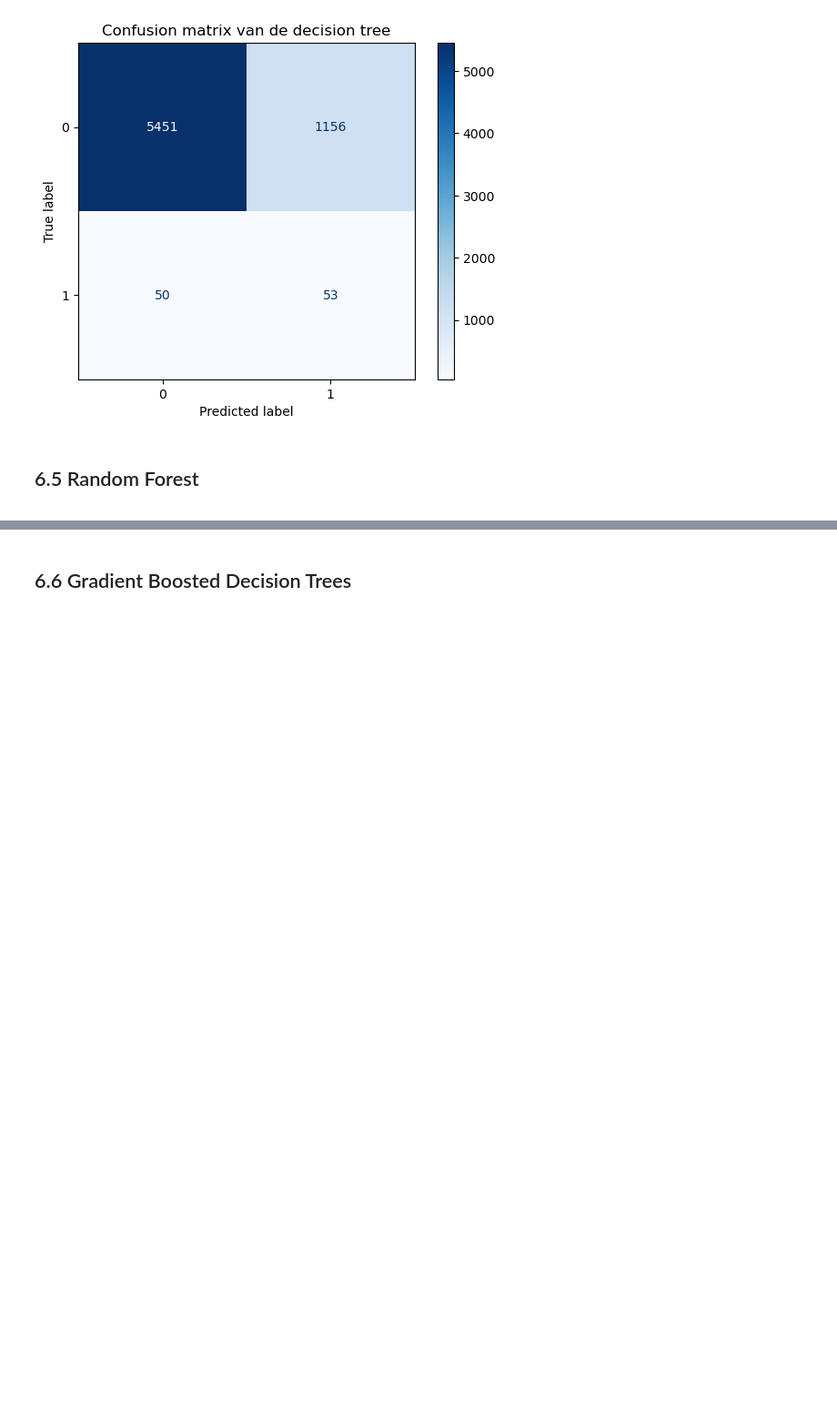
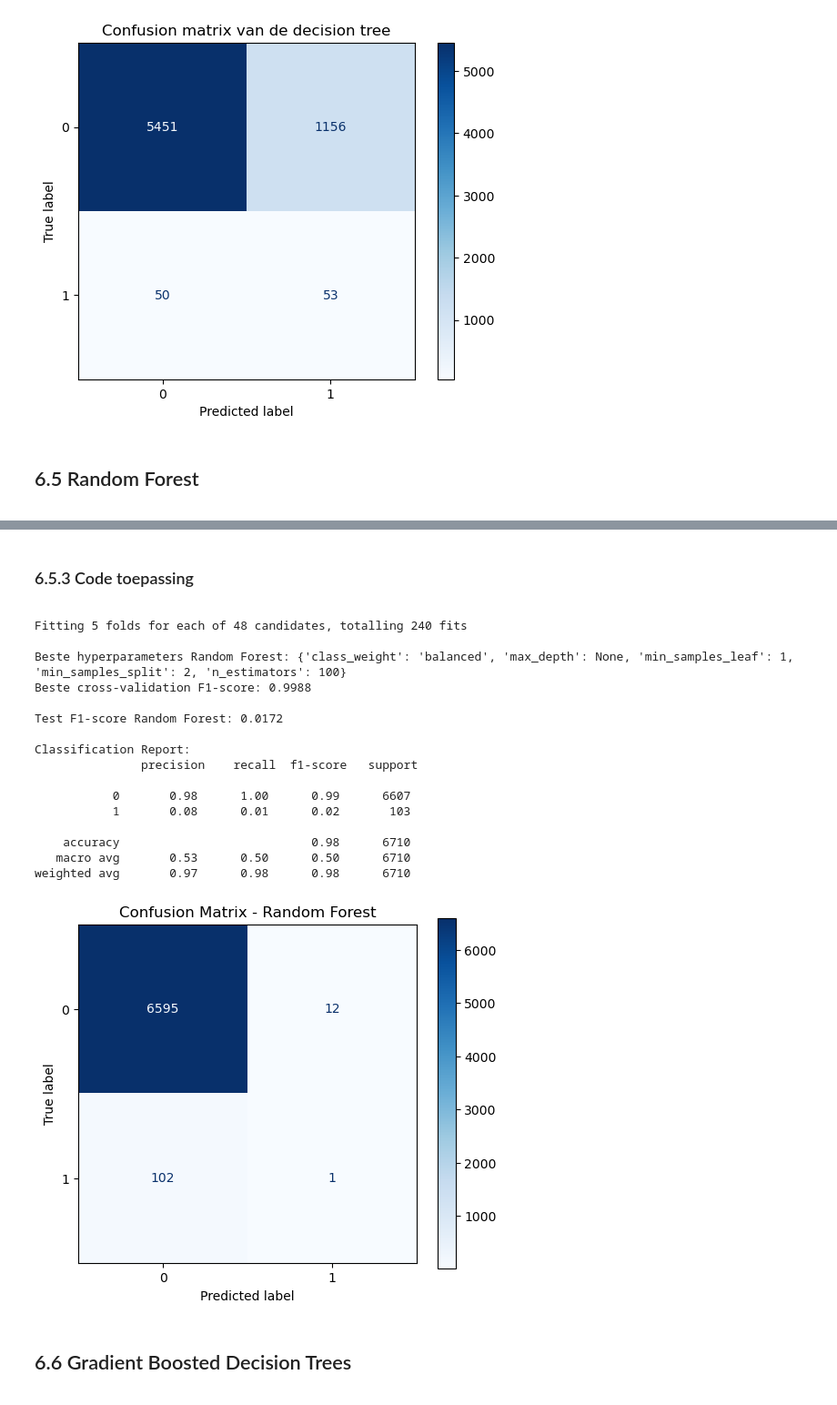
Before and after one commit to RobinDjerahian/Machine-Learning, a Jupyter notebook: Portofolio 1.ipynb, the cells around one changed output, grey strips where cells are left out. Shown at 91% size. Saved outputs shown, nothing was run; the diff lists cells and outputs as text; code cells hidden in the pictures; blank space fills up the shorter version.

```diff
--- a/Portofolio 1.ipynb
+++ b/Portofolio 1.ipynb
@@ -1037,3 +1059,77 @@ weighted avg       0.98      0.82      0.89      6710
+# %% [markdown]
+<div style="font-family: 'Times New Roman', serif; line-height: 1.3;">
+
+### 6.5.3 Code toepassing
+# %%
+import matplotlib.pyplot as plt
+from sklearn.ensemble import RandomForestClassifier
+from sklearn.model_selection import GridSearchCV
+from sklearn.metrics import f1_score, classification_report, confusion_matrix, ConfusionMatrixDisplay
+
+# Basismodel instantiëren
+rf = RandomForestClassifier(random_state=42)
+
+# Parameter grid voor tuning
+param_grid_rf = {
+    'n_estimators': [100, 200],
+    'max_depth': [5, 10, None],
+    'min_samples_split': [2, 5],
+    'min_samples_leaf': [1, 2],
+    'class_weight': [None, 'balanced']
+}
+
+# 5-fold cross-validation optimaliserend op F1-score
+grid_rf = GridSearchCV(
+    estimator=rf,
+    param_grid=param_grid_rf,
+    cv=5,
+    scoring='f1',
+    n_jobs=-1,
+    verbose=1
+)
+
+grid_rf.fit(X_train_tree_over, y_train_tree_over)
+
+print("\nBeste hyperparameters Random Forest:", grid_rf.best_params_)
+print(f"Beste cross-validation F1-score: {grid_rf.best_score_:.4f}")
+
+# Evalueren op de testset
+best_rf = grid_rf.best_estimator_
+y_pred_rf = best_rf.predict(X_test)
+
+print(f"\nTest F1-score Random Forest: {f1_score(y_test, y_pred_rf):.4f}")
+print("\nClassification Report:\n", classification_report(y_test, y_pred_rf))
+
+# Confusion Matrix visualisatie
+fig, ax = plt.subplots(figsize=(6, 5))
+ConfusionMatrixDisplay.from_estimator(
+    best_rf,
+    X_test,
+    y_test,
+    cmap='Blues',
+    ax=ax
+)
+plt.title("Confusion Matrix - Random Forest")
+plt.grid(False)
+plt.show()
+# %% [output]
+Fitting 5 folds for each of 48 candidates, totalling 240 fits
+
+Beste hyperparameters Random Forest: {'class_weight': 'balanced', 'max_depth': None, 'min_samples_leaf': 1, 'min_samples_split': 2, 'n_estimators': 100}
+Beste cross-validation F1-score: 0.9988
+
+Test F1-score Random Forest: 0.0172
+
+Classification Report:
+               precision    recall  f1-score   support
+
+           0       0.98      1.00      0.99      6607
+           1       0.08      0.01      0.02       103
+
+    accuracy                           0.98      6710
+   macro avg       0.53      0.50      0.50      6710
+weighted avg       0.97      0.98      0.98      6710
+[figure, added]
 # %% [markdown]
 <div style="font-family: 'Times New Roman', serif; line-height: 1.3;">
 
```
Also changed, not shown: parts of 4 cells of this notebook.
